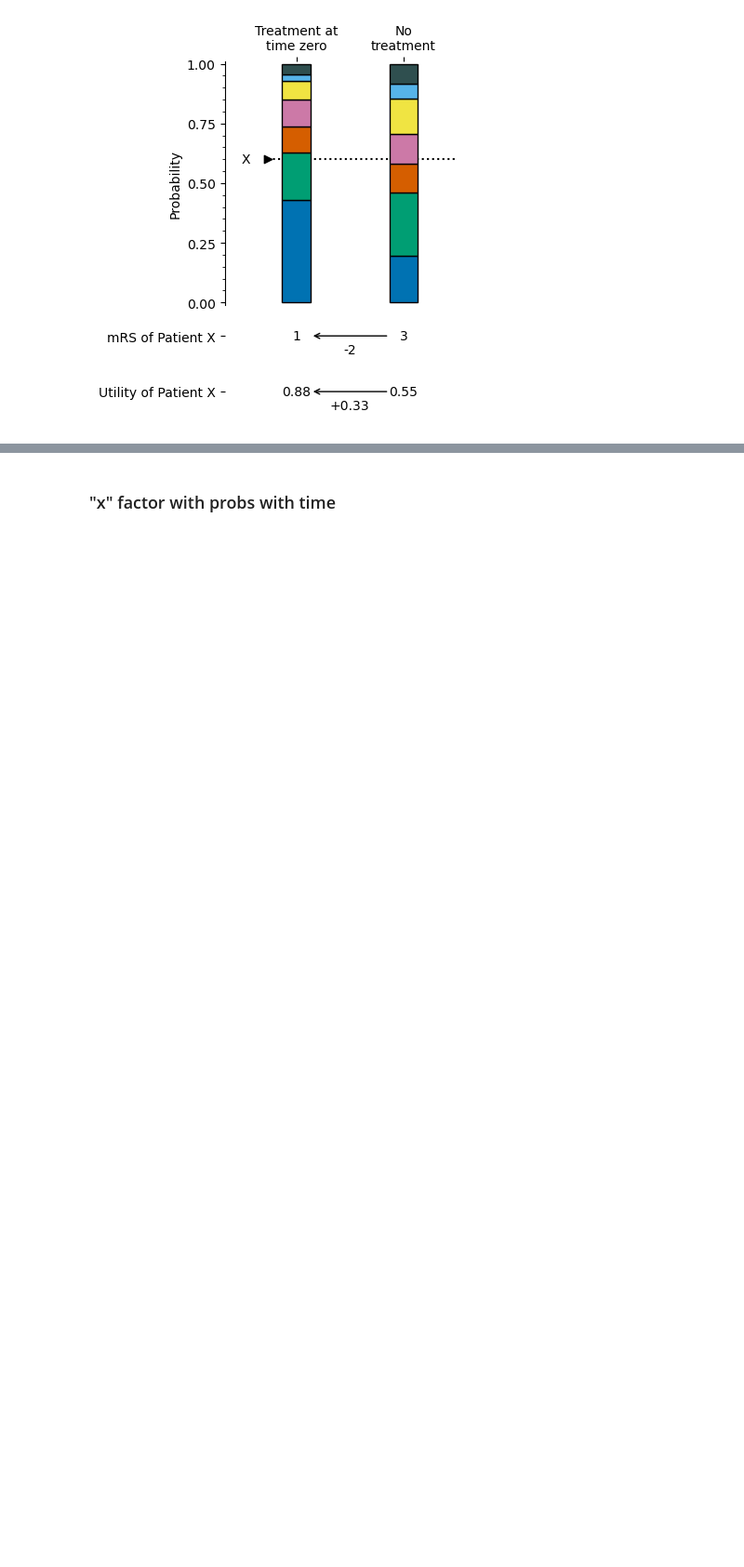
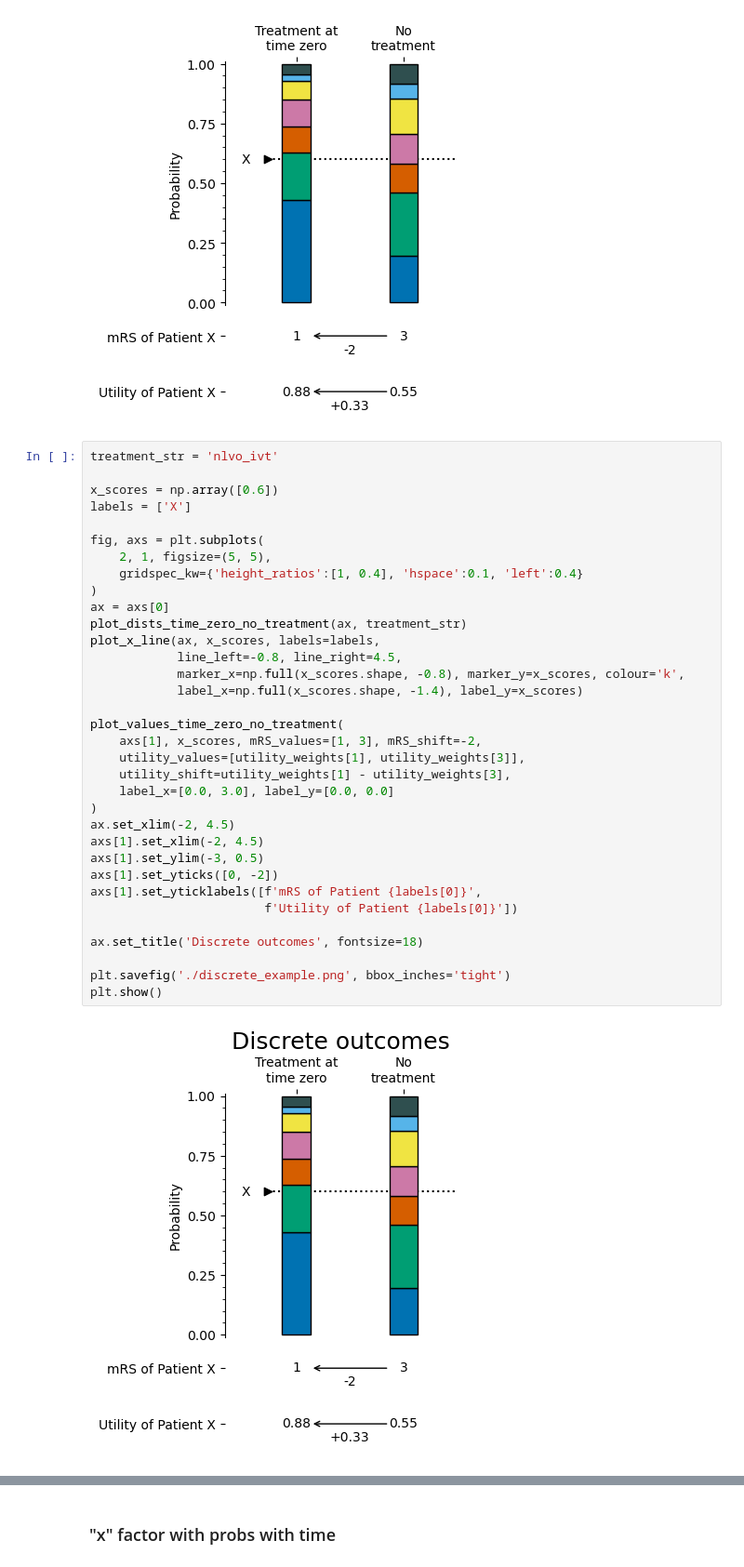
Before and after one commit to stroke-modelling/stroke-outcome, a Jupyter notebook: docs/images/discrete_outcome_figures.ipynb, the cells around one changed output, grey strips where cells are left out. Shown at 93% size. Saved outputs shown, nothing was run; the diff lists cells and outputs as text; blank space fills up the shorter version.

Commit message:
README update with images for method comparison

```diff
--- a/docs/images/discrete_outcome_figures.ipynb
+++ b/docs/images/discrete_outcome_figures.ipynb
@@ -739,3 +739,39 @@ plt.savefig('./x_factor_example.png')
 plt.show()
 # %% [output]
 [figure]
+# %%
+treatment_str = 'nlvo_ivt'
+
+x_scores = np.array([0.6])
+labels = ['X']
+
+fig, axs = plt.subplots(
+    2, 1, figsize=(5, 5),
+    gridspec_kw={'height_ratios':[1, 0.4], 'hspace':0.1, 'left':0.4}
+)
+ax = axs[0]
+plot_dists_time_zero_no_treatment(ax, treatment_str)
+plot_x_line(ax, x_scores, labels=labels,
+            line_left=-0.8, line_right=4.5,
+            marker_x=np.full(x_scores.shape, -0.8), marker_y=x_scores, colour='k',
+            label_x=np.full(x_scores.shape, -1.4), label_y=x_scores)
+
+plot_values_time_zero_no_treatment(
+    axs[1], x_scores, mRS_values=[1, 3], mRS_shift=-2,
+    utility_values=[utility_weights[1], utility_weights[3]],
+    utility_shift=utility_weights[1] - utility_weights[3],
+    label_x=[0.0, 3.0], label_y=[0.0, 0.0]
+)
+ax.set_xlim(-2, 4.5)
+axs[1].set_xlim(-2, 4.5)
+axs[1].set_ylim(-3, 0.5)
+axs[1].set_yticks([0, -2])
+axs[1].set_yticklabels([f'mRS of Patient {labels[0]}',
+                        f'Utility of Patient {labels[0]}'])
+
+ax.set_title('Discrete outcomes', fontsize=18)
+
+plt.savefig('./discrete_example.png', bbox_inches='tight')
+plt.show()
+# %% [output]
+[figure, added]
```
Also changed, not shown: parts of 2 cells of this notebook, 3 other files.
